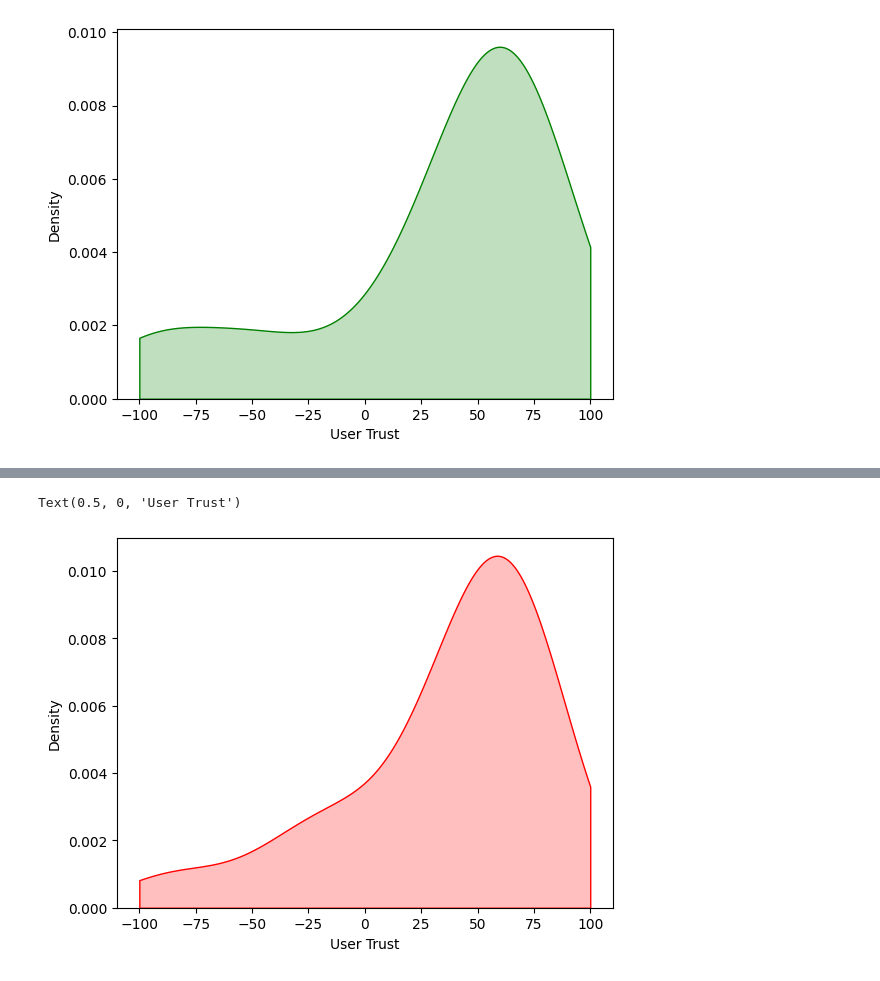
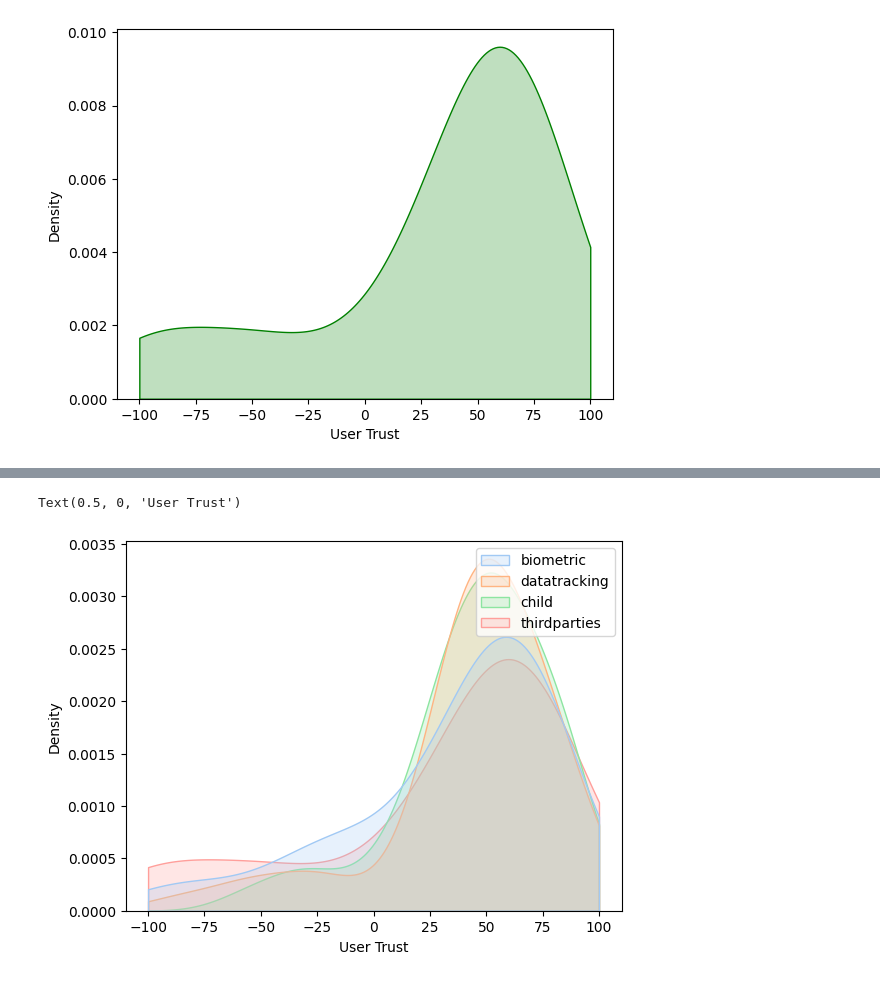
Before and after one commit to mojeanmac/privacy-survey-density-map, a Jupyter notebook: copy.ipynb, the cells around one changed output, grey strips where cells are left out. Drawn from its saved outputs; the diff is of its cells as text; code cells hidden in the pictures.

```diff
--- a/copy.ipynb
+++ b/copy.ipynb
@@ -21,6 +10,6 @@ birthdate = df['Q75_1']
 under13 = df['Q78_1']
 
 #child = concat([birthdate, under13],axis=1)
-df['Average_child'] = (birthdate + under13) / 2
-child= df['Average']
+df['child'] = (birthdate + under13) / 2
+child= df['child']
 #print(child)
@@ -31,16 +18,16 @@ outsidePurchase = df['Q80_1']
 targetedAds = df['Q84_1']
 
 #thirdparties = concat([outsidePurchase, targetedAds],axis=1)
-df['Average_thirdparties'] = (outsidePurchase + targetedAds) / 2
-thirdparties= df['Average_thirdparties']
+df['thirdparties'] = (outsidePurchase + targetedAds) / 2
+thirdparties= df['thirdparties']
 # %%
 gameRecs = df['Q87_1']
 orderRecs = df['Q88_1']
 friendRecs = df['Q89_1']
 
-df['Average_datatracking'] = (gameRecs + orderRecs+friendRecs) / 3
+df['datatracking'] = (gameRecs + orderRecs+friendRecs) / 3
 #datatracking = concat([gameRecs, orderRecs, friendRecs],axis=1)
-datatracking=df['Average_datatracking']
+datatracking=df['datatracking']
 # %%
 eyePhoto = df['Q133_1']
 handPhoto = df['Q94_1']
@@ -93,13 +67,15 @@ plt.xlabel('User Trust')
-# %%
-sns.kdeplot(biometric, color = "r", fill=True, clip=(-100, 100))
-plt.xlabel('User Trust')
-# %% [output]
-Text(0.5, 0, 'User Trust')
-[figure, removed]
 # %%
+overall = concat([biometric, datatracking, child, thirdparties],axis=1)
+
+sns.kdeplot(overall,fill=True, clip=(-100, 100),  palette="pastel")
+plt.xlabel('User Trust')
+
 # sns.kdeplot(thirdparties, color = "g", label = "Third Parties")
 # sns.kdeplot(datatracking, color = "b", label = "Data Tracking")
 #sns.kdeplot(child, color = "y", label = "Child Safety")
 # sns.kdeplot(biometric, color = "r", label = "Biometric Data")
 # plt.xlabel('User Trust')
 # plt.show()
+# %% [output]
+Text(0.5, 0, 'User Trust')
+[figure, added]
```
Also changed, not shown: parts of 5 cells of this notebook.
